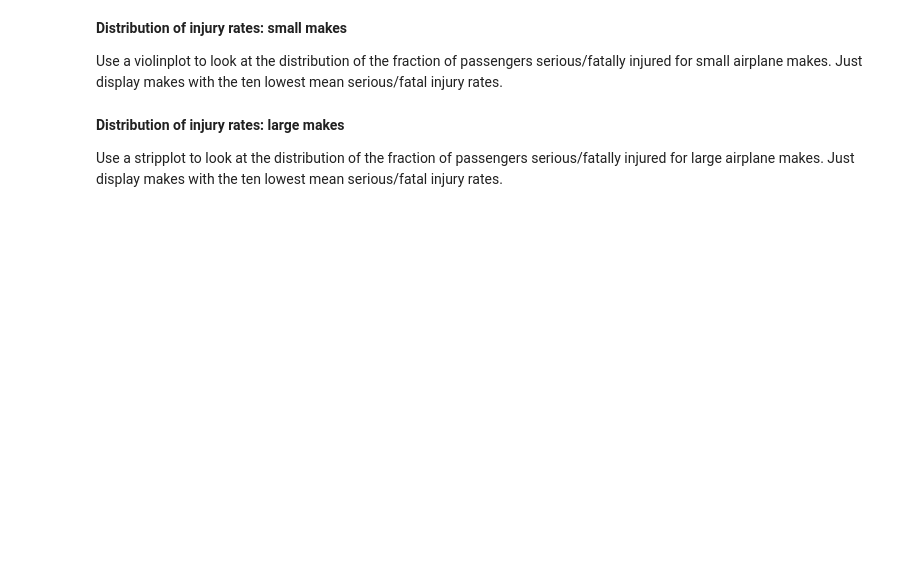
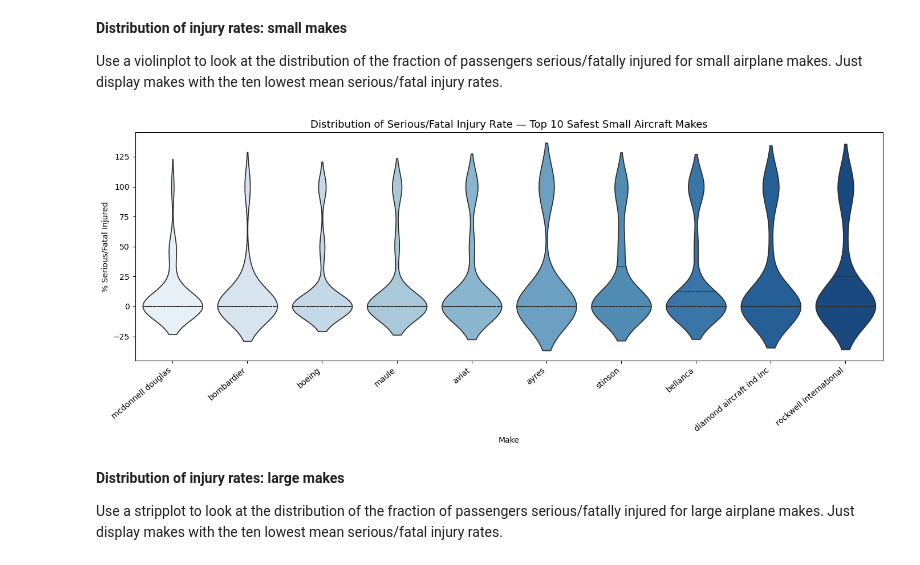
Before and after one commit to Ke-ira/dsc-course0-m8-lab, a Jupyter notebook: Aviation_Accidents_Data_Analysis.ipynb, the cells around one changed output. Cells and saved outputs as stored; diff of their text form; code cells hidden in the pictures; blank space fills up the shorter version.

```diff
--- a/Aviation_Accidents_Data_Analysis.ipynb
+++ b/Aviation_Accidents_Data_Analysis.ipynb
@@ -52,6 +134,31 @@ Explore the human injury risk profile for small and larger Makes:
 **Distribution of injury rates: small makes**
 
 Use a violinplot to look at the distribution of the fraction of passengers serious/fatally injured for small airplane makes. Just display makes with the ten lowest mean serious/fatal injury rates.
+# %%
+# Violin plot: distribution of injury rates for top 10 small makes
+top10_small_makes = small_make_stats.head(10)['Make'].tolist()
+small_top10 = small[small['Make'].isin(top10_small_makes)].copy()
+
+# Order makes by mean injury rate
+make_order = small_make_stats.head(10)['Make'].tolist()
+
+plt.figure(figsize=(14, 6))
+sns.violinplot(
+    data=small_top10,
+    x='Make', y='% Serious/Fatal.Injured',
+    order=make_order,
+    palette='Blues',
+    inner='quartile'
+)
+plt.title('Distribution of Serious/Fatal Injury Rate — Top 10 Safest Small Aircraft Makes', fontsize=13)
+plt.xlabel('Make')
+plt.ylabel('% Serious/Fatal Injured')
+plt.xticks(rotation=40, ha='right')
+plt.tight_layout()
+plt.savefig('violin_small_makes.png', dpi=150, bbox_inches='tight')
+plt.show()
+# %% [output]
+[figure, added]
 # %% [markdown]
 **Distribution of injury rates: large makes**
 
```
Also changed, not shown: parts of 22 cells of this notebook.
